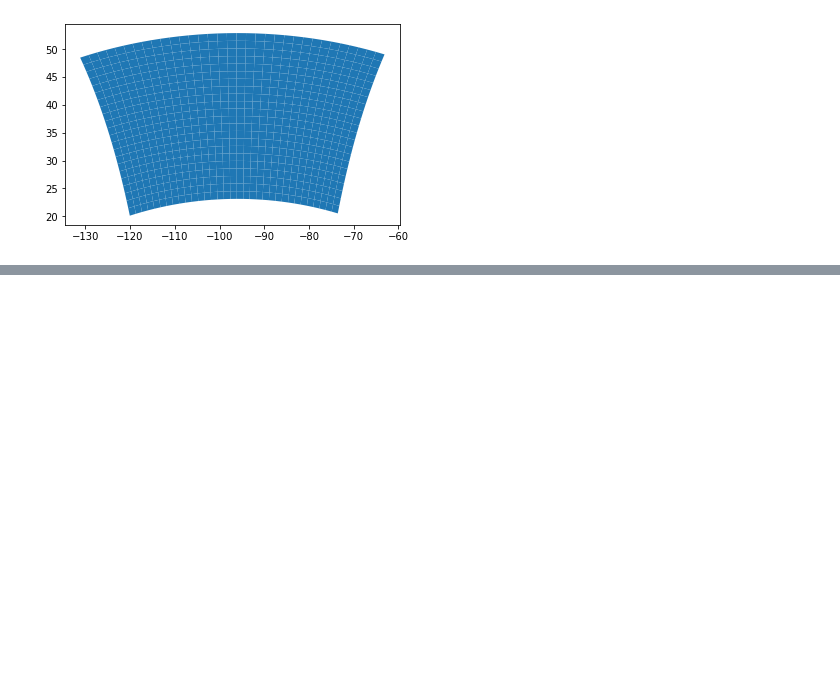
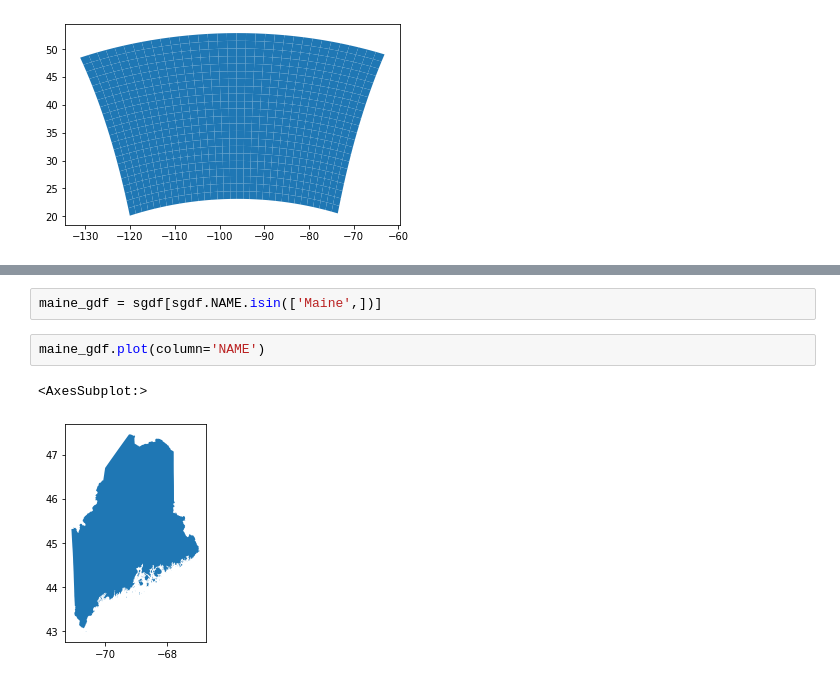
Before and after one commit to tonybutzer/c-experiments, a Jupyter notebook: 2_Gridding_For_Scale/1_ard_tile_stuff.ipynb, the cells around one changed output, grey strips where cells are left out. Cells and saved outputs as stored; diff of their text form; blank space fills up the shorter version.

```diff
--- a/2_Gridding_For_Scale/1_ard_tile_stuff.ipynb
+++ b/2_Gridding_For_Scale/1_ard_tile_stuff.ipynb
@@ -169,0 +234,7 @@ gdf_lat_lon.plot()
+# %%
+maine_gdf = sgdf[sgdf.NAME.isin(['Maine',])]
+# %%
+maine_gdf.plot(column='NAME')
+# %% [output]
+<AxesSubplot:>
+[figure, added]
```
Also changed, not shown: parts of 19 cells of this notebook, 12 other files.
